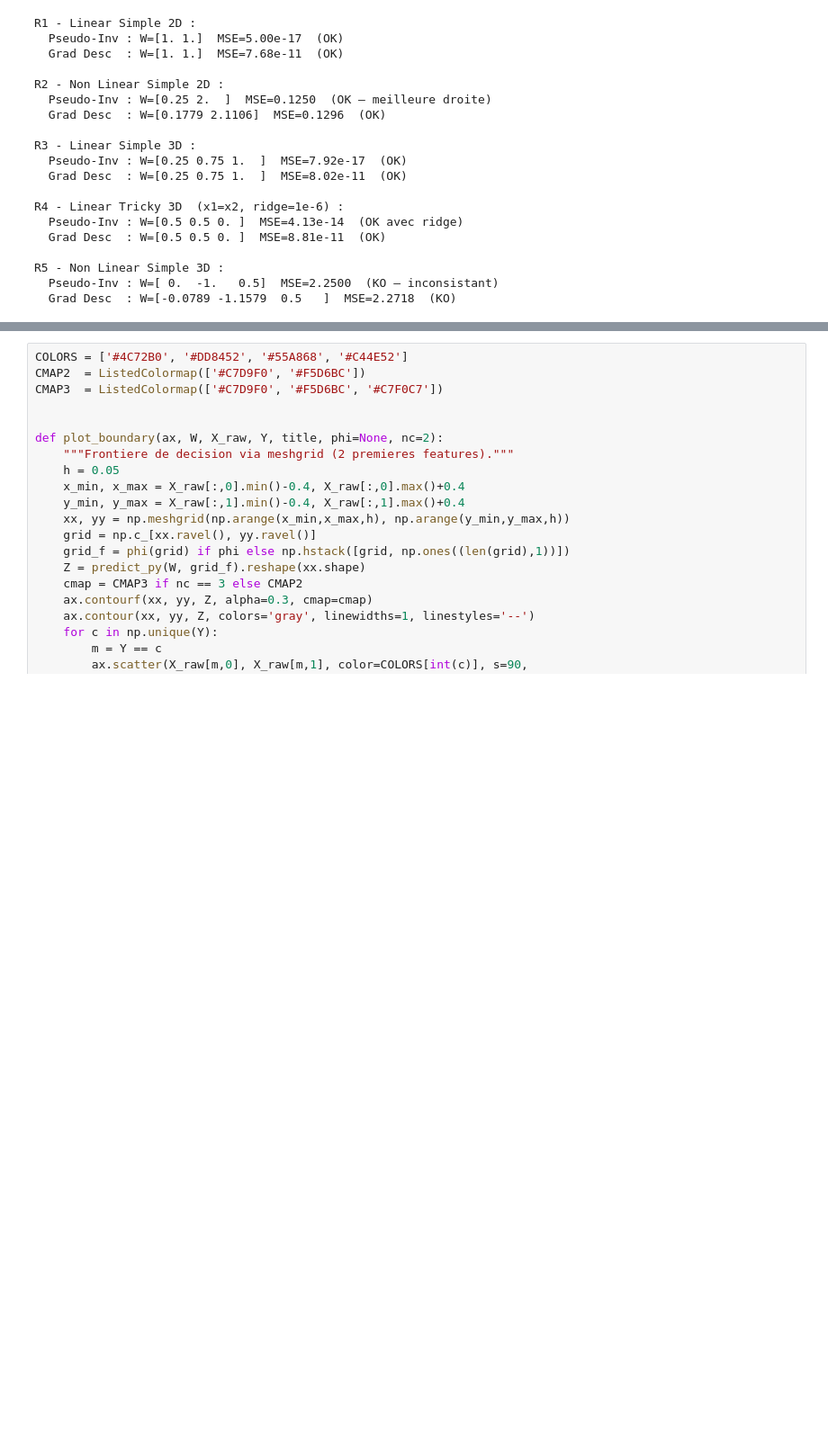
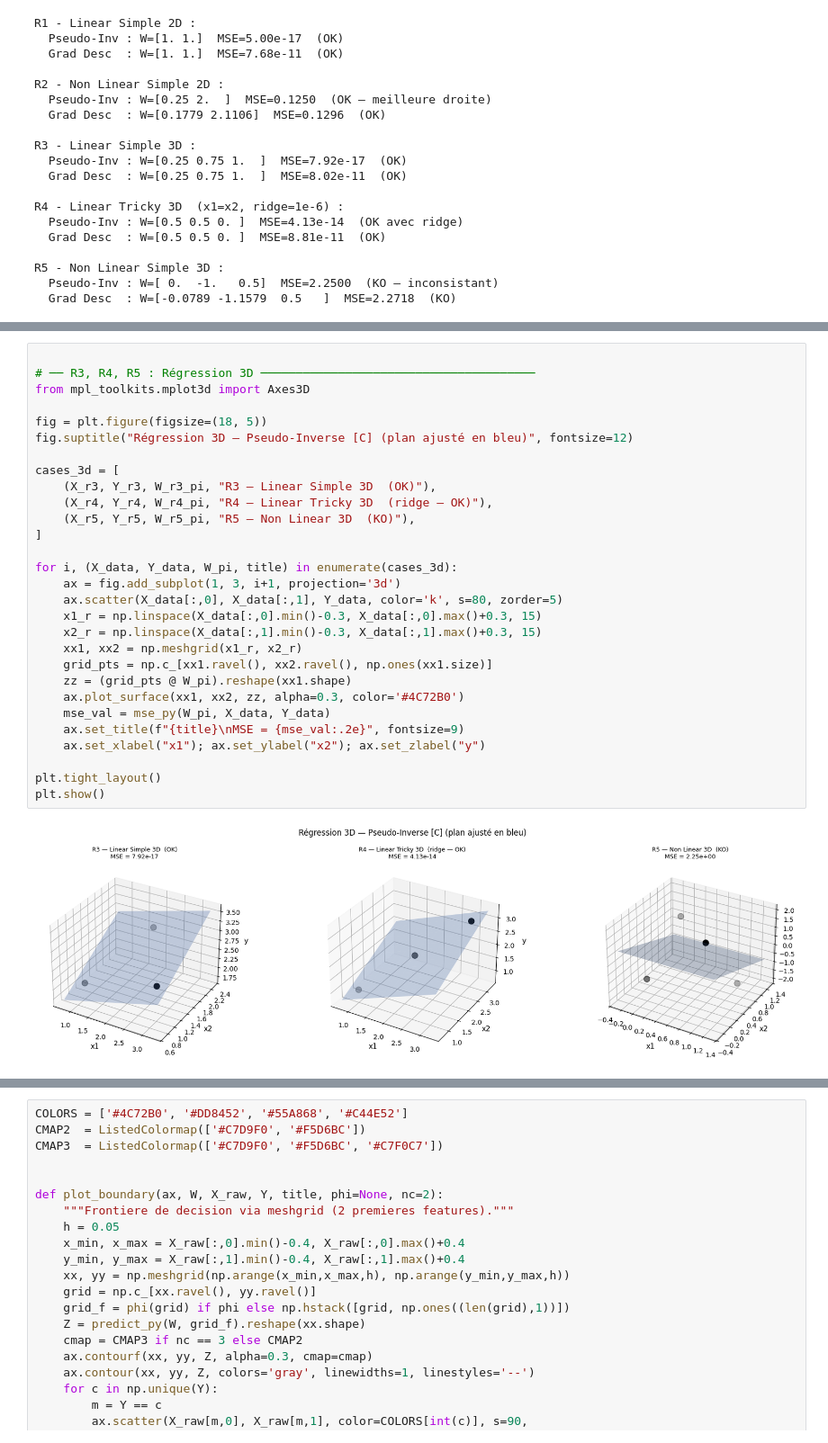
Before and after one commit to SamuelELbaz/Projet_Annuel_3IABD1_Lib_ML, a Jupyter notebook: notebook/cas_de_tests.ipynb, the cells around one changed output, grey strips where cells are left out. Shown at 90% size. Cells and saved outputs as stored; diff of their text form; blank space fills up the shorter version.

```diff
--- a/notebook/cas_de_tests.ipynb
+++ b/notebook/cas_de_tests.ipynb
@@ -626 +796,32 @@ R5 - Non Linear Simple 3D :
+# %%
+
+# ── R3, R4, R5 : Régression 3D ───────────────────────────────────────
+from mpl_toolkits.mplot3d import Axes3D
+
+fig = plt.figure(figsize=(18, 5))
+fig.suptitle("Régression 3D — Pseudo-Inverse [C] (plan ajusté en bleu)", fontsize=12)
+
+cases_3d = [
+    (X_r3, Y_r3, W_r3_pi, "R3 — Linear Simple 3D  (OK)"),
+    (X_r4, Y_r4, W_r4_pi, "R4 — Linear Tricky 3D  (ridge — OK)"),
+    (X_r5, Y_r5, W_r5_pi, "R5 — Non Linear 3D  (KO)"),
+]
+
+for i, (X_data, Y_data, W_pi, title) in enumerate(cases_3d):
+    ax = fig.add_subplot(1, 3, i+1, projection='3d')
+    ax.scatter(X_data[:,0], X_data[:,1], Y_data, color='k', s=80, zorder=5)
+    x1_r = np.linspace(X_data[:,0].min()-0.3, X_data[:,0].max()+0.3, 15)
+    x2_r = np.linspace(X_data[:,1].min()-0.3, X_data[:,1].max()+0.3, 15)
+    xx1, xx2 = np.meshgrid(x1_r, x2_r)
+    grid_pts = np.c_[xx1.ravel(), xx2.ravel(), np.ones(xx1.size)]
+    zz = (grid_pts @ W_pi).reshape(xx1.shape)
+    ax.plot_surface(xx1, xx2, zz, alpha=0.3, color='#4C72B0')
+    mse_val = mse_py(W_pi, X_data, Y_data)
+    ax.set_title(f"{title}\nMSE = {mse_val:.2e}", fontsize=9)
+    ax.set_xlabel("x1"); ax.set_ylabel("x2"); ax.set_zlabel("y")
+
+plt.tight_layout()
+plt.show()
+# %% [output]
+[figure, added]
 # %% [markdown]
```
Also changed, not shown: parts of 11 cells of this notebook.
